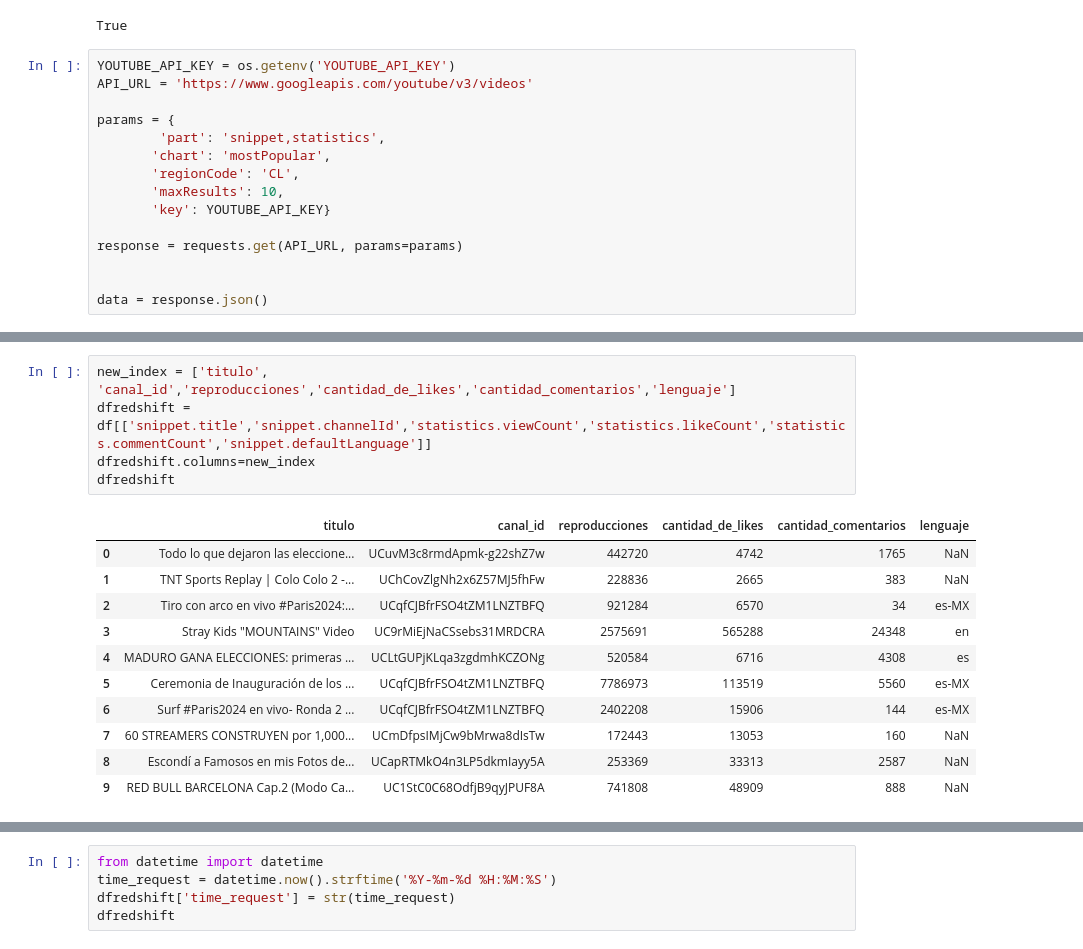
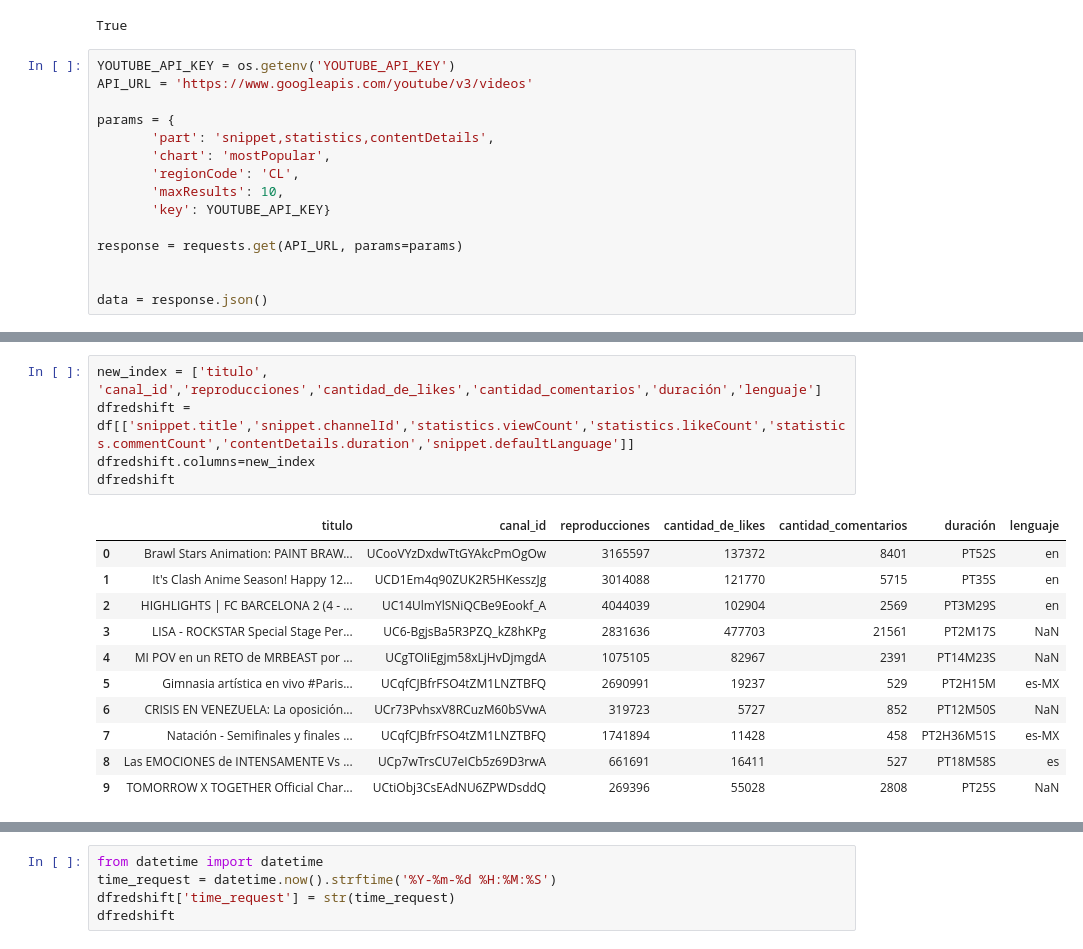
Before and after one commit to ArielBeaz/DataEngineer, a Jupyter notebook: Proyecto/Entregable_1.ipynb, the cells around one changed output, grey strips where cells are left out. Saved outputs shown, nothing was run; the diff lists cells and outputs as text.

```diff
--- a/Proyecto/Entregable_1.ipynb
+++ b/Proyecto/Entregable_1.ipynb
@@ -12,7 +12,7 @@ YOUTUBE_API_KEY = os.getenv('YOUTUBE_API_KEY')
 API_URL = 'https://www.googleapis.com/youtube/v3/videos'
 
 params = {
-        'part': 'snippet,statistics',
+       'part': 'snippet,statistics,contentDetails',
        'chart': 'mostPopular',
        'regionCode': 'CL',
        'maxResults': 10,
@@ -64,17 +64,17 @@ df
 # %%
-new_index = ['titulo', 'canal_id','reproducciones','cantidad_de_likes','cantidad_comentarios','lenguaje']
-dfredshift = df[['snippet.title','snippet.channelId','statistics.viewCount','statistics.likeCount','statistics.commentCount','snippet.defaultLanguage']]
+new_index = ['titulo', 'canal_id','reproducciones','cantidad_de_likes','cantidad_comentarios','duración','lenguaje']
+dfredshift = df[['snippet.title','snippet.channelId','statistics.viewCount','statistics.likeCount','statistics.commentCount','contentDetails.duration','snippet.defaultLanguage']]
 dfredshift.columns=new_index
 dfredshift
 # %% [output]
-|  | titulo | canal_id | reproducciones | cantidad_de_likes | cantidad_comentarios | lenguaje |
-| 0 | Todo lo que dejaron las eleccione... | UCuvM3c8rmdApmk-g22shZ7w | 442720 | 4742 | 1765 | NaN |
-| 1 | TNT Sports Replay | Colo Colo 2 -... | UChCovZlgNh2x6Z57MJ5fhFw | 228836 | 2665 | 383 | NaN |
-| 2 | Tiro con arco en vivo #Paris2024:... | UCqfCJBfrFSO4tZM1LNZTBFQ | 921284 | 6570 | 34 | es-MX |
-| 3 | Stray Kids "MOUNTAINS" Video | UC9rMiEjNaCSsebs31MRDCRA | 2575691 | 565288 | 24348 | en |
-| 4 | MADURO GANA ELECCIONES: primeras ... | UCLtGUPjKLqa3zgdmhKCZONg | 520584 | 6716 | 4308 | es |
-| 5 | Ceremonia de Inauguración de los ... | UCqfCJBfrFSO4tZM1LNZTBFQ | 7786973 | 113519 | 5560 | es-MX |
-| 6 | Surf #Paris2024 en vivo- Ronda 2 ... | UCqfCJBfrFSO4tZM1LNZTBFQ | 2402208 | 15906 | 144 | es-MX |
-| 7 | 60 STREAMERS CONSTRUYEN por 1,000... | UCmDfpsIMjCw9bMrwa8dIsTw | 172443 | 13053 | 160 | NaN |
-| 8 | Escondí a Famosos en mis Fotos de... | UCapRTMkO4n3LP5dkmIayy5A | 253369 | 33313 | 2587 | NaN |
-| 9 | RED BULL BARCELONA Cap.2 (Modo Ca... | UC1StC0C68OdfjB9qyJPUF8A | 741808 | 48909 | 888 | NaN |
+|  | titulo | canal_id | reproducciones | cantidad_de_likes | cantidad_comentarios | duración | lenguaje |
+| 0 | Brawl Stars Animation: PAINT BRAW... | UCooVYzDxdwTtGYAkcPmOgOw | 3165597 | 137372 | 8401 | PT52S | en |
+| 1 | It's Clash Anime Season! Happy 12... | UCD1Em4q90ZUK2R5HKesszJg | 3014088 | 121770 | 5715 | PT35S | en |
+| 2 | HIGHLIGHTS | FC BARCELONA 2 (4 - ... | UC14UlmYlSNiQCBe9Eookf_A | 4044039 | 102904 | 2569 | PT3M29S | en |
+| 3 | LISA - ROCKSTAR Special Stage Per... | UC6-BgjsBa5R3PZQ_kZ8hKPg | 2831636 | 477703 | 21561 | PT2M17S | NaN |
+| 4 | MI POV en un RETO de MRBEAST por ... | UCgTOIiEgjm58xLjHvDjmgdA | 1075105 | 82967 | 2391 | PT14M23S | NaN |
+| 5 | Gimnasia artística en vivo #Paris... | UCqfCJBfrFSO4tZM1LNZTBFQ | 2690991 | 19237 | 529 | PT2H15M | es-MX |
+| 6 | CRISIS EN VENEZUELA: La oposición... | UCr73PvhsxV8RCuzM60bSVwA | 319723 | 5727 | 852 | PT12M50S | NaN |
+| 7 | Natación - Semifinales y finales ... | UCqfCJBfrFSO4tZM1LNZTBFQ | 1741894 | 11428 | 458 | PT2H36M51S | es-MX |
+| 8 | Las EMOCIONES de INTENSAMENTE Vs ... | UCp7wTrsCU7eICb5z69D3rwA | 661691 | 16411 | 527 | PT18M58S | es |
+| 9 | TOMORROW X TOGETHER Official Char... | UCtiObj3CsEAdNU6ZPWDsddQ | 269396 | 55028 | 2808 | PT25S | NaN |
```
Also changed, not shown: parts of 3 cells of this notebook, 2 other files.
